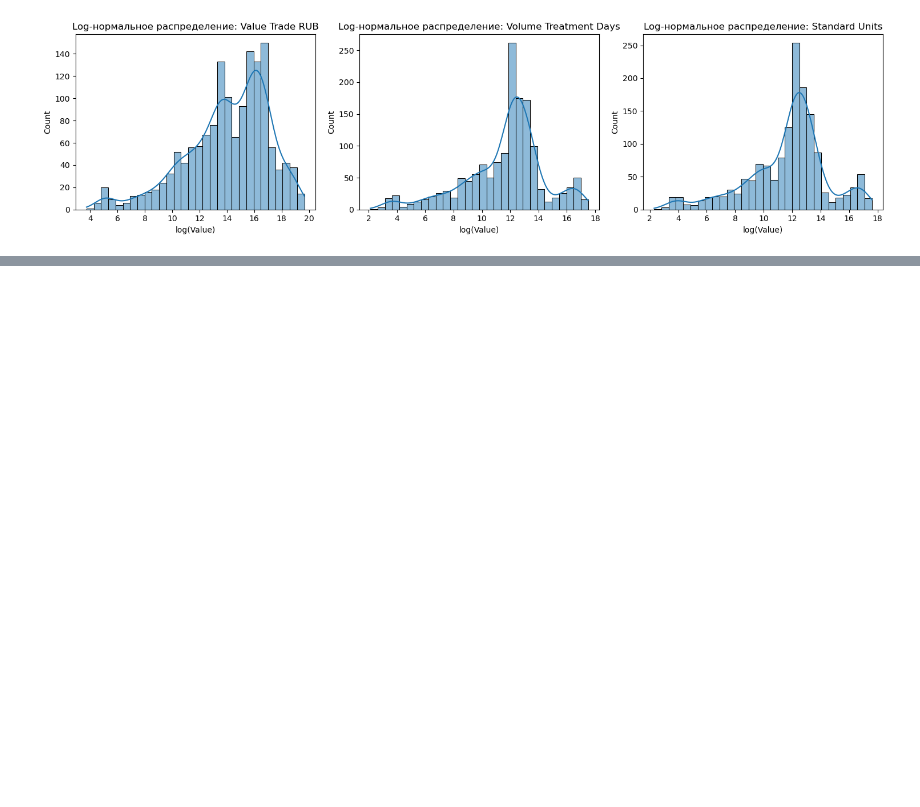
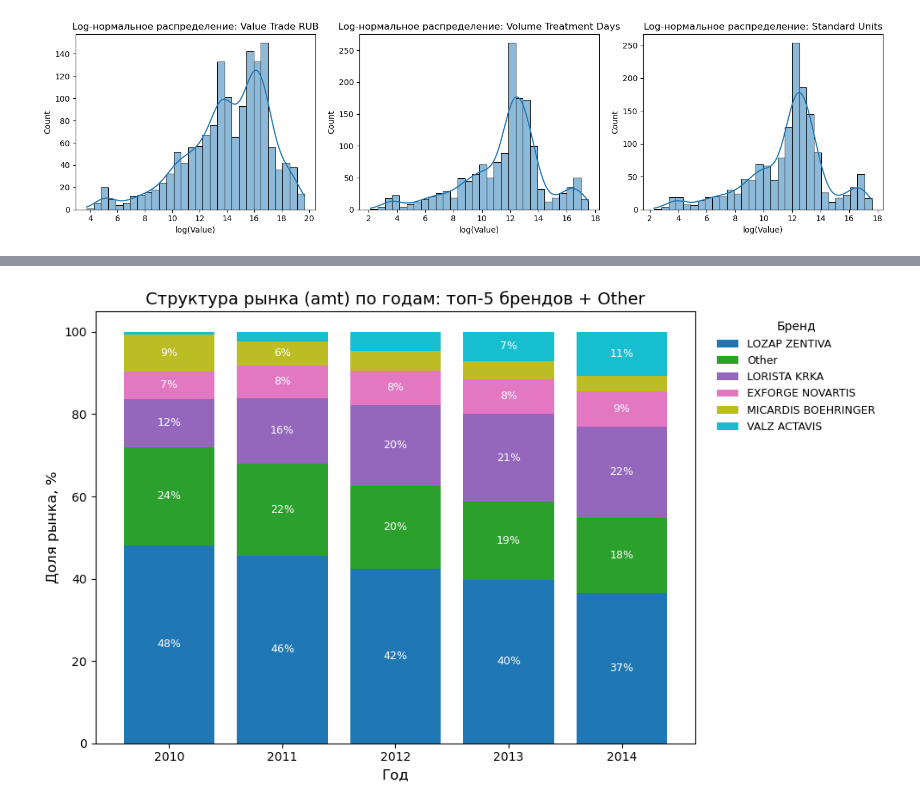
Before and after one commit to ElijahKhin/snf_test, a Jupyter notebook: src/eda.ipynb, the cells around one changed output, grey strips where cells are left out. Saved outputs shown, nothing was run; the diff lists cells and outputs as text; code cells hidden in the pictures; blank space fills up the shorter version.

```diff
--- a/src/eda.ipynb
+++ b/src/eda.ipynb
@@ -90,0 +151,75 @@ plt.show()
+# %%
+top5 = (
+    dynamic.groupby('name')['amt']
+           .sum()
+           .nlargest(5)
+           .index
+           .tolist()
+)
+dynamic['brand_top5'] = dynamic['name'].where(dynamic['name'].isin(top5), 'Other')
+
+# 2. Сводная таблица: строки — годы, столбцы — топ‑5 + Other
+pivot = (
+    dynamic
+    .groupby(['year', 'brand_top5'])['amt']
+    .sum()
+    .unstack(fill_value=0)
+)
+
+# 3. Переводим в процентные доли
+pivot_pct = pivot.div(pivot.sum(axis=1), axis=0) * 100
+
+# 4. Сортируем годы по возрастанию (от 2010 к 2014)
+pivot_pct = pivot_pct.sort_index()
+
+# 5. Сортируем столбцы так, чтобы самый крупный бренд был внизу (bottom)
+col_order = pivot_pct.sum(axis=0).sort_values(ascending=False).index
+pivot_pct = pivot_pct[col_order]
+
+# 6. Рисуем 100% stacked bar plot
+fig, ax = plt.subplots(figsize=(10, 6))
+
+pivot_pct.plot(
+    kind='bar',
+    stacked=True,
+    ax=ax,
+    width=0.8,
+    cmap='tab10'
+)
+
+# 7. Оформление
+ax.set_xlabel('Год', fontsize=12)
+ax.set_ylabel('Доля рынка, %', fontsize=12)
+ax.set_title('Структура рынка (amt) по годам: топ‑5 брендов + Other', fontsize=14)
+ax.set_xticklabels(pivot_pct.index, rotation=0)
+
+# 8. Подписи процентов в сегментах (для долей ≥ 5%)
+for i, year in enumerate(pivot_pct.index):
+    left = 0
+    for brand in pivot_pct.columns:
+        pct = pivot_pct.loc[year, brand]
+        if pct >= 5:
+            ax.text(
+                i,
+                left + pct/2,
+                f'{pct:.0f}%',
+                ha='center',
+                va='center',
+                fontsize=9,
+                color='white'
+            )
+        left += pct
+
+# Легенда справа
+ax.legend(
+    title='Бренд',
+    bbox_to_anchor=(1.02, 1),
+    loc='upper left',
+    frameon=False,
+    fontsize=9
+)
+
+plt.tight_layout()
+plt.show()
+# %% [output]
+[figure, added]
```
Also changed, not shown: parts of 4 cells of this notebook, 3 other files.
